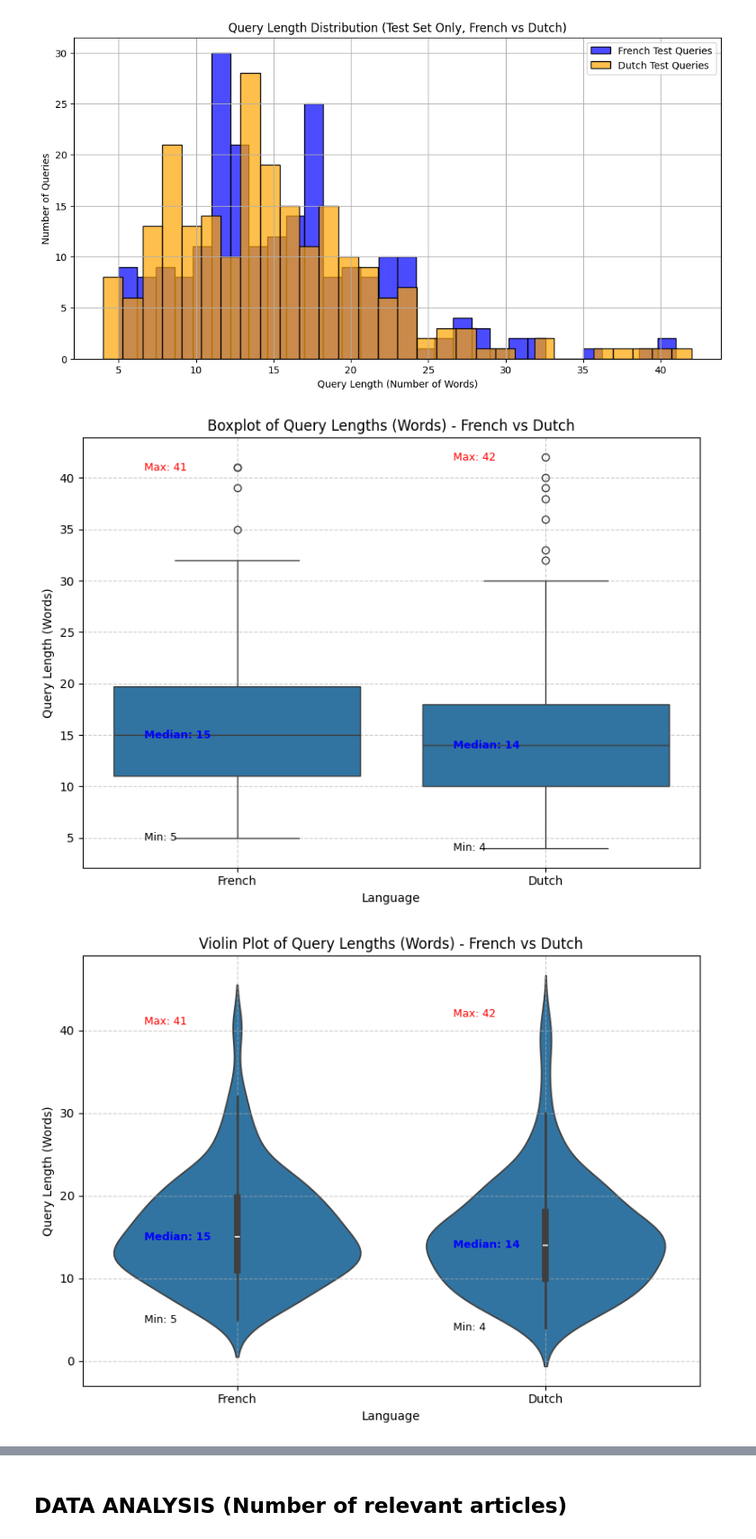
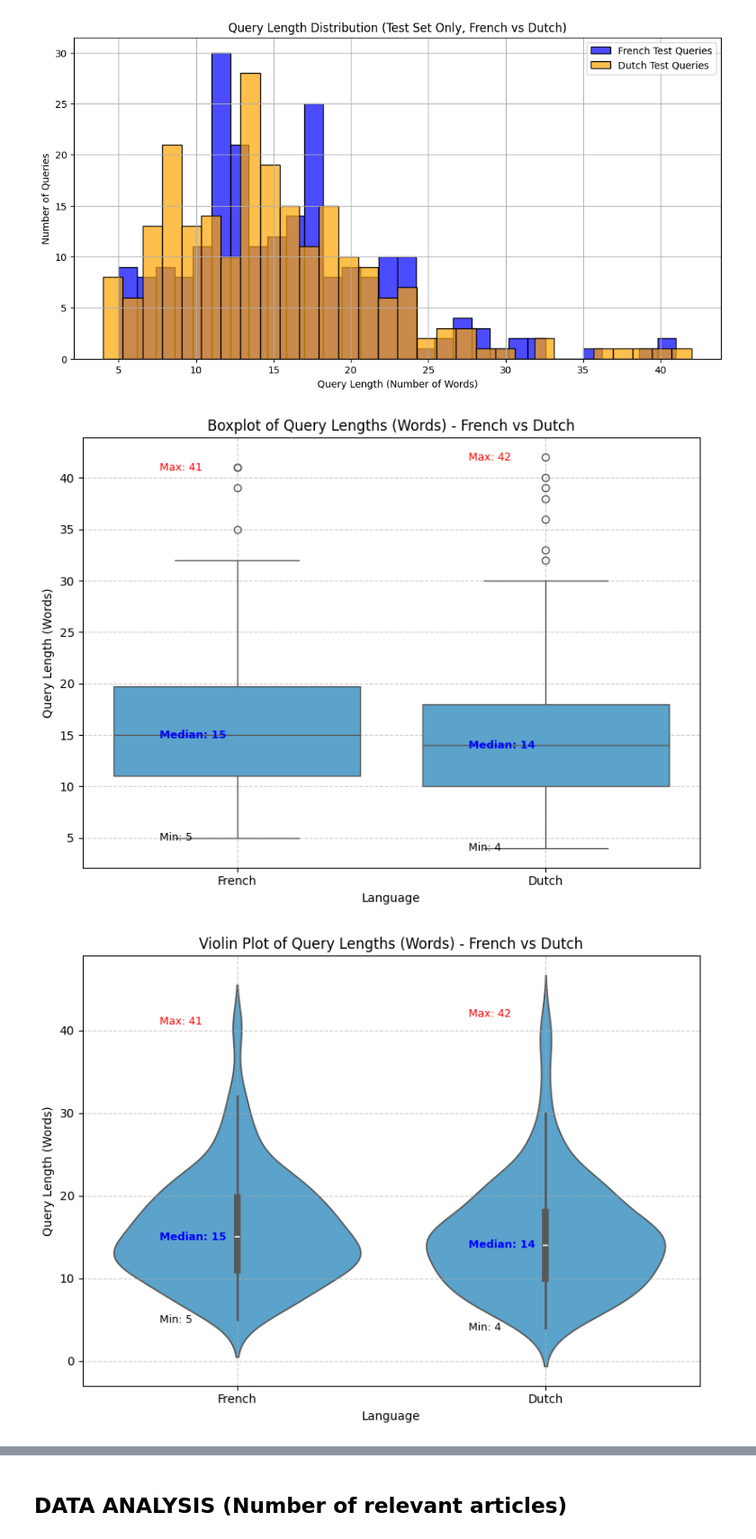
Before and after one commit to Arash-Alborz/legal_retrieval, a Jupyter notebook: data_processing/01_data_inspection.ipynb, the cells around one changed output, grey strips where cells are left out. Shown at 90% size. Drawn from its saved outputs; the diff is of its cells as text; code cells hidden in the pictures.

```diff
--- a/data_processing/01_data_inspection.ipynb
+++ b/data_processing/01_data_inspection.ipynb
@@ -92,45 +92,64 @@ plt.show()
 # %% [output]
 [figure]
 # %%
+import pandas as pd
+import matplotlib.pyplot as plt
+import seaborn as sns
+
+# Create DataFrame
 df_word_queries = pd.DataFrame({
     "Length": query_lengths_fr_word + query_lengths_nl_word,
     "Language": ["French"] * len(query_lengths_fr_word) + ["Dutch"] * len(query_lengths_nl_word)
 })
 
+# Calculate min, median, max per language
 stats = df_word_queries.groupby("Language")["Length"].agg(["min", "median", "max"])
 
+# Define light blue color
+light_blue = "#48a9de"
+
+# ---------------- BOX PLOT ----------------
 plt.figure(figsize=(8, 6))
-sns.boxplot(x="Language", y="Length", data=df_word_queries)
+sns.boxplot(x="Language", y="Length", data=df_word_queries, color=light_blue)
 plt.title("Boxplot of Query Lengths (Words) - French vs Dutch")
 plt.ylabel("Query Length (Words)")
 plt.grid(True, linestyle='--', alpha=0.6)
 
+# Add text annotations for min, median, max
 for i, language in enumerate(["French", "Dutch"]):
-    plt.text(i - 0.3, stats.loc[language, "min"], f"Min: {int(stats.loc[language, 'min'])}", color="black", va='center', fontsize=9)
-    plt.text(i - 0.3, stats.loc[language, "median"], f"Median: {int(stats.loc[language, 'median'])}", color="blue", va='center', fontsize=9, fontweight='bold')
-    plt.text(i - 0.3, stats.loc[language, "max"], f"Max: {int(stats.loc[language, 'max'])}", color="red", va='center', fontsize=9)
+    plt.text(i - 0.25, stats.loc[language, "min"], f"Min: {int(stats.loc[language, 'min'])}",
+             color="black", va='center', fontsize=9)
+    plt.text(i - 0.25, stats.loc[language, "median"], f"Median: {int(stats.loc[language, 'median'])}",
+             color="blue", va='center', fontsize=9, fontweight='bold')
+    plt.text(i - 0.25, stats.loc[language, "max"], f"Max: {int(stats.loc[language, 'max'])}",
+             color="red", va='center', fontsize=9)
 
 plt.tight_layout()
-plt.savefig("plots/query_length_boxplot_word_with_stats.png")
+plt.savefig("plots/query_length_boxplot_word_with_stats.png", dpi=300)
 plt.show()
 
+# ---------------- VIOLIN PLOT ----------------
 plt.figure(figsize=(8, 6))
-sns.violinplot(x="Language", y="Length", data=df_word_queries)
+sns.violinplot(x="Language", y="Length", data=df_word_queries, color=light_blue, inner="box")
 plt.title("Violin Plot of Query Lengths (Words) - French vs Dutch")
 plt.ylabel("Query Length (Words)")
 plt.grid(True, linestyle='--', alpha=0.6)
 
+# Add text annotations for min, median, max
 for i, language in enumerate(["French", "Dutch"]):
-    plt.text(i - 0.3, stats.loc[language, "min"], f"Min: {int(stats.loc[language, 'min'])}", color="black", va='center', fontsize=9)
-    plt.text(i - 0.3, stats.loc[language, "median"], f"Median: {int(stats.loc[language, 'median'])}", color="blue", va='center', fontsize=9, fontweight='bold')
-    plt.text(i - 0.3, stats.loc[language, "max"], f"Max: {int(stats.loc[language, 'max'])}", color="red", va='center', fontsize=9)
+    plt.text(i - 0.25, stats.loc[language, "min"], f"Min: {int(stats.loc[language, 'min'])}",
+             color="black", va='center', fontsize=9)
+    plt.text(i - 0.25, stats.loc[language, "median"], f"Median: {int(stats.loc[language, 'median'])}",
+             color="blue", va='center', fontsize=9, fontweight='bold')
+    plt.text(i - 0.25, stats.loc[language, "max"], f"Max: {int(stats.loc[language, 'max'])}",
+             color="red", va='center', fontsize=9)
 
 plt.tight_layout()
-plt.savefig("plots/query_length_violin_word_with_stats.png")
+plt.savefig("plots/query_length_violin_word_with_stats.png", dpi=300)
 plt.show()
 # %% [output]
-[figure, old version]
+[figure, new version]
-[figure, old version]
+[figure, new version]
 # %%
 
 df_word_queries = pd.DataFrame({
```
Also changed, not shown: 4 other files.
